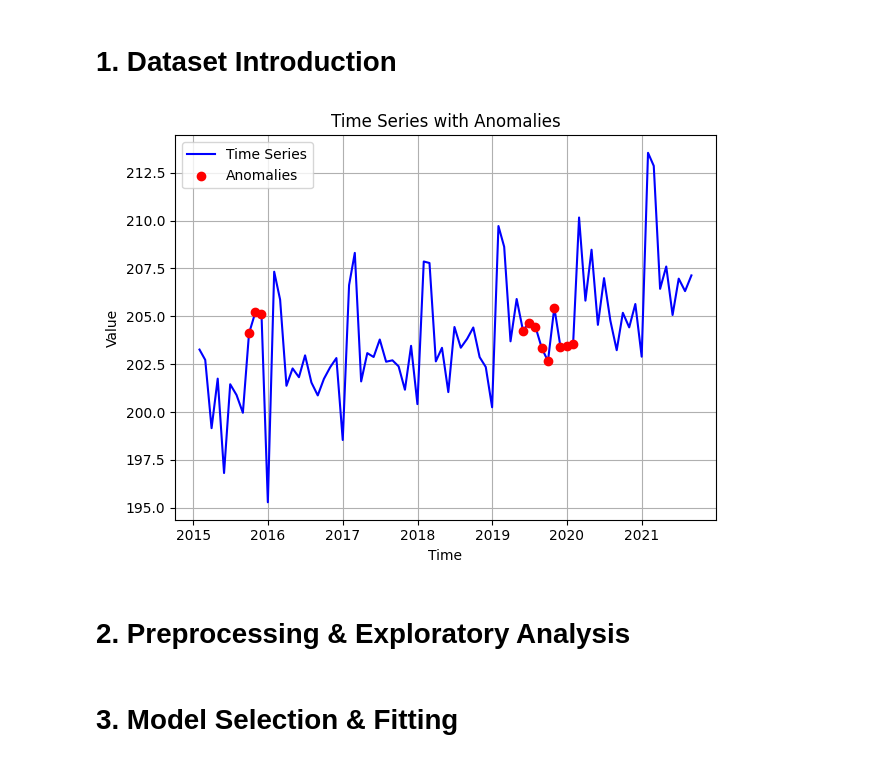
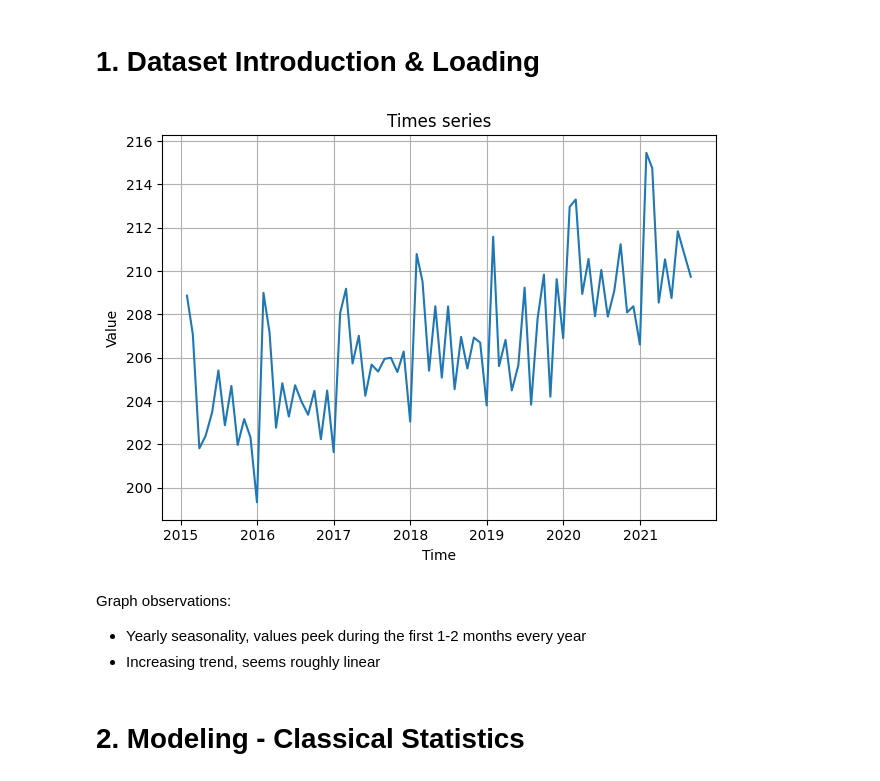
Before and after one commit to Jiaqi-Tang/Time-Series-Anomaly, a Jupyter notebook: demo.ipynb, the cells around one changed output. Saved outputs shown, nothing was run; the diff lists cells and outputs as text; code cells hidden in the pictures.

Commit message:
Reorganized file structure and created rough outline of classical stats report stucture

```diff
--- a/demo.ipynb
+++ b/demo.ipynb
@@ -1,27 +1,24 @@
 # %% [markdown]
-# 1. Dataset Introduction
+# 1. Dataset Introduction & Loading
 # %%
-from tools.tools import *
-from data.synthetic.tools.residuals import *
-from data.synthetic.data_set import *
-from visualization.line_plot import *
-from models.statistical.rule_based_functions import *
-from models.statistical.stationary_models import *
+import pandas as pd
 
-from statsmodels.tsa.statespace.sarimax import SARIMAX
-import matplotlib.pyplot as plt
+df = pd.read_csv('./data/short_seasonal.csv')
 
-set_global_seed(0)
+df['timestamp'] = pd.to_datetime(df['timestamp'])
+ts = df.set_index("timestamp")["value"]
+ts = ts.asfreq('ME')
 
-
-# Load data
-df = get_ts_1()
-ts = df['value']
-
-plot_data_with_anom(df)
+lables = df.set_index("timestamp")["labels"]
-# %% [output]
-[figure, removed]
+# %%
+from src.visualization.plots import *
+
+plot_ts(ts)
+# %% [output]
+[figure, added]
+# %% [markdown]
+Graph observations:
+- Yearly seasonality, values peek during the first 1-2 months every year
+- Increasing trend, seems roughly linear
 # %% [markdown]
-# 2. Preprocessing & Exploratory Analysis
+# 2. Modeling - Classical Statistics
-# %% [markdown]
-# 3. Model Selection & Fitting
```
Also changed, not shown: parts of 44 cells of this notebook, 14 other files.
